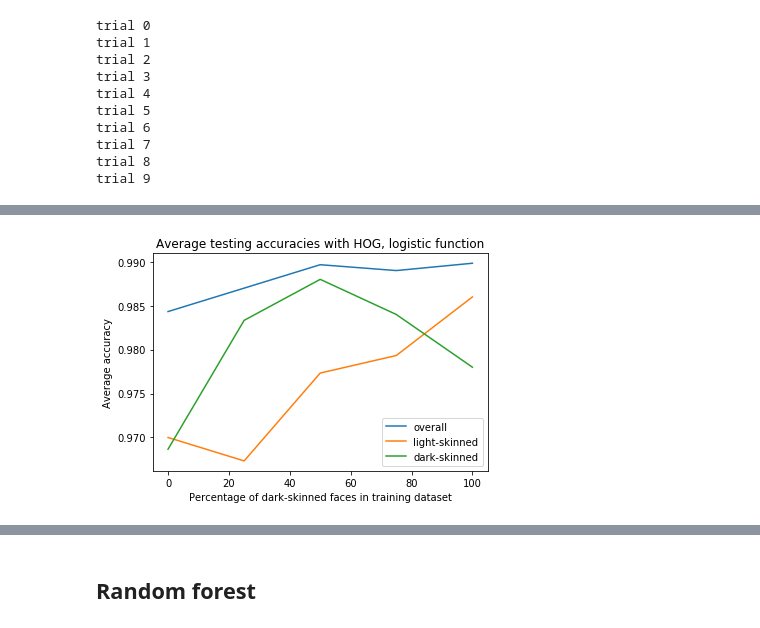
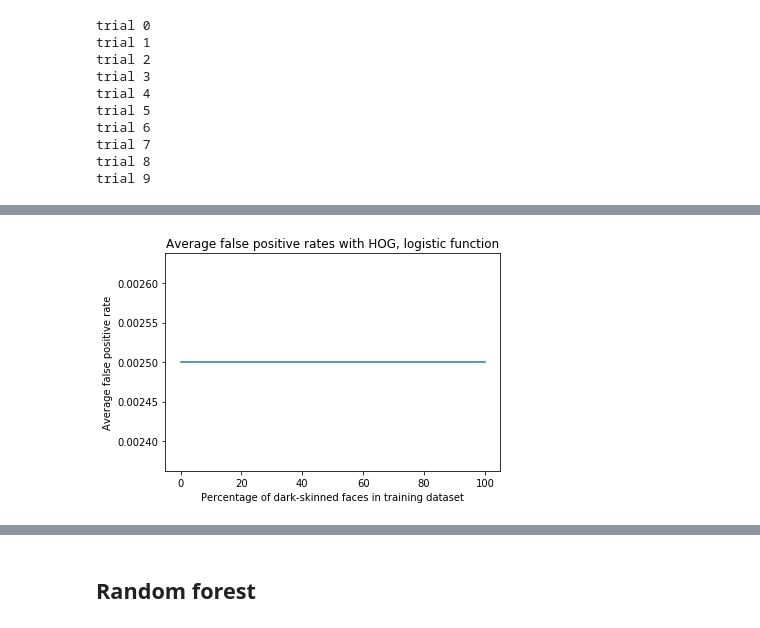
Before and after one commit to mjiang9/cos429project, a Jupyter notebook: hog/run_classifier.ipynb, the cells around one changed output, grey strips where cells are left out. Saved outputs shown, nothing was run; the diff lists cells and outputs as text; code cells hidden in the pictures.

```diff
--- a/hog/run_classifier.ipynb
+++ b/hog/run_classifier.ipynb
@@ -78,0 +108,12 @@ trial 9
+# %%
+# plot average false positive rates
+avg_fp_l = np.average(all_falsepos_l, axis=1)
+x = [0, 25, 50, 75, 100]
+plt.plot(x, avg_fp_l)
+plt.title("Average false positive rates with HOG, logistic function")
+plt.xlabel("Percentage of dark-skinned faces in training dataset")
+plt.ylabel("Average false positive rate")
+plt.savefig('hog_falsepos_logistic.png', dpi=300)
+plt.show()
+# %% [output]
+[figure, added]
@@ -79,14 +151,12 @@ trial 9
 # %%
-# plot accuracies
-x = [0, 25, 50, 75, 100]
-plt.plot(x, avg_overall_l, label='overall')
-plt.plot(x, avg_white_l, label='light-skinned')
-plt.plot(x, avg_black_l, label='dark-skinned')
-plt.legend(loc="lower right")
-plt.title("Average testing accuracies with HOG, logistic function")
-plt.xlabel("Percentage of dark-skinned faces in training dataset")
-plt.ylabel("Average accuracy")
-plt.show()
+# # graph
+# x = [0, 25, 50, 75, 100]
+# plt.plot(x, overall_acc, label='overall')
+# plt.plot(x, white_acc, label='light-skinned')
+# plt.plot(x, black_acc, label='dark-skinned')
+# plt.legend(loc="lower right")
+# plt.title("Average accuracies with HOG, logistic function, hard nonfaces")
+# plt.xlabel("Percentage of dark-skinned faces in training dataset")
+# plt.ylabel("Average accuracy")
+# plt.show()
-# %% [output]
-[figure, removed]
 # %%
```
Also changed, not shown: parts of 25 cells of this notebook, 18 other files.
